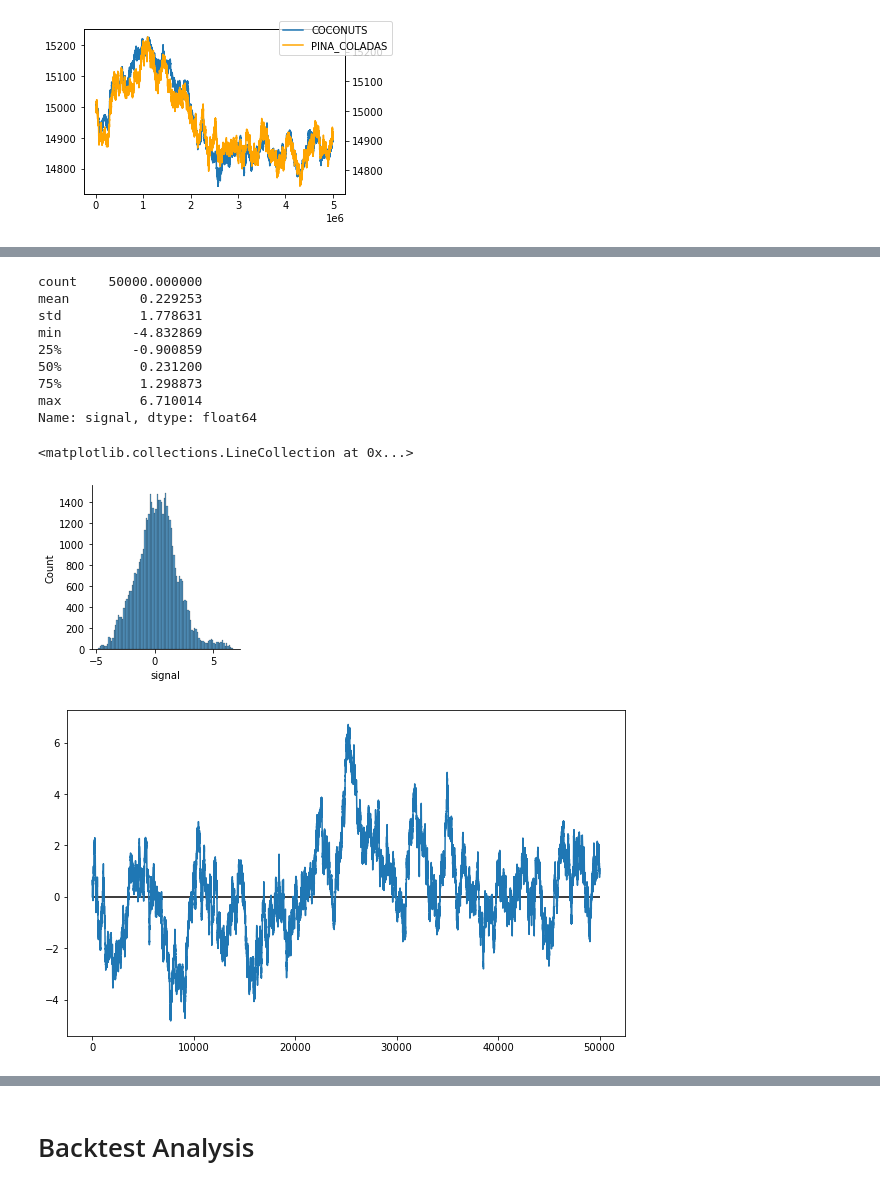
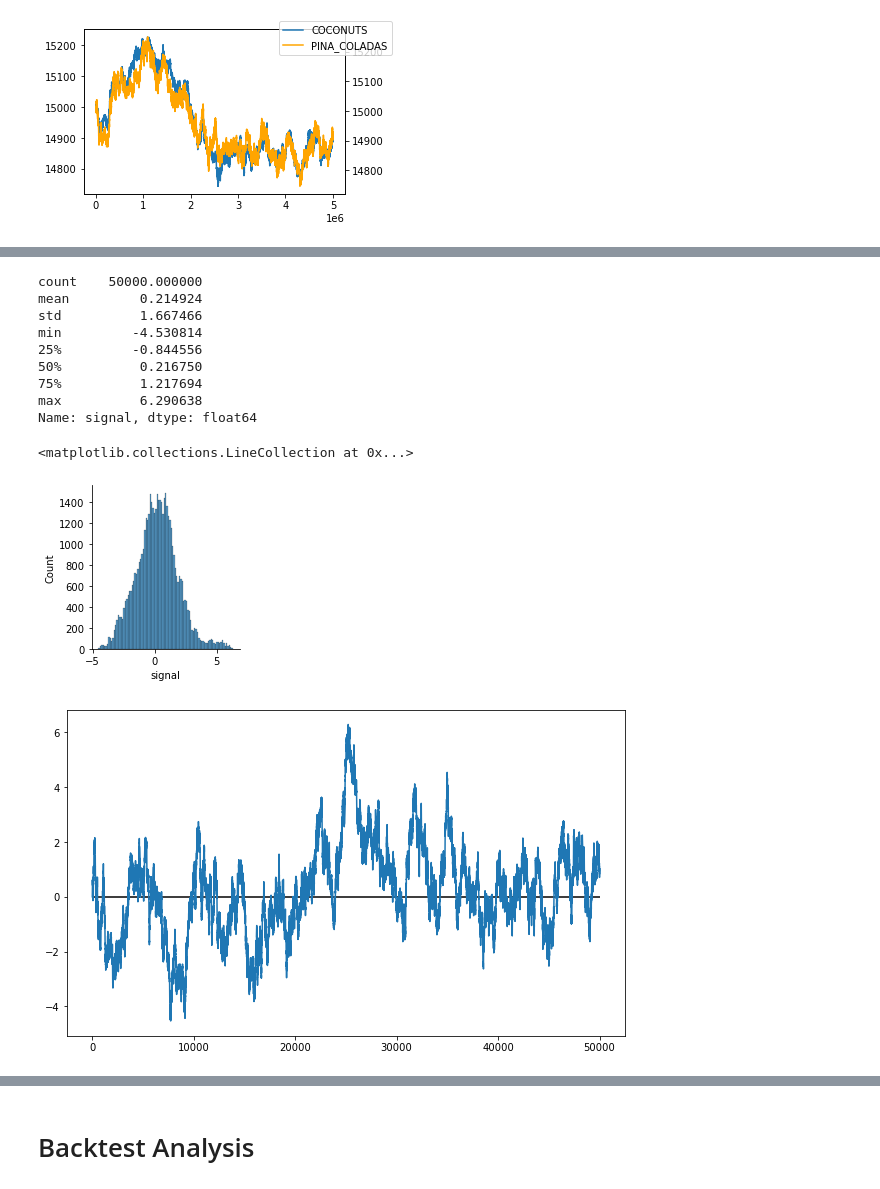
Before and after one commit to XiuLuoShen/imc_prosperity, a Jupyter notebook: Pairs.ipynb, the cells around one changed output, grey strips where cells are left out. Cells and saved outputs as stored; diff of their text form; code cells hidden in the pictures.

```diff
--- a/Pairs.ipynb
+++ b/Pairs.ipynb
@@ -466,28 +483,23 @@ plt.tight_layout()
 # %%
-# px_ratio = 100*(quote2['mid_price']/quote1['mid_price']-15/8)*2.25
-# px_ratio = 100*(quote2['mid_price']/(quote1['mid_price']+7000)-1)
-# px_ratio = (quote2['mid_price']-15000)-2*(quote1['mid_price']-8000)
-# px_ratio /= 30
-px_ratio = quote2['mid_price']/(15/8*quote1['mid_price'])-1
-
-
-signal = px_ratio.rename('signal')*800
+px_ratio = 400*(quote2['mid_price']/quote1['mid_price']-15/8)
+signal = px_ratio.rename('signal')
+# signal -= 0.2
 print(signal.describe())
 sns.displot(signal,height=3)
 
 f, ax = plt.subplots(figsize=(10,6))
 ax.plot(signal)
 ax.hlines(y=0, xmin=signal.index.min(), xmax=signal.index.max(),color='black')
 # %% [output]
 count    50000.000000
-mean         0.229253
-std          1.778631
-min         -4.832869
-25%         -0.900859
-50%          0.231200
-75%          1.298873
-max          6.710014
+mean         0.214924
+std          1.667466
+min         -4.530814
+25%         -0.844556
+50%          0.216750
+75%          1.217694
+max          6.290638
 Name: signal, dtype: float64
 <matplotlib.collections.LineCollection at 0x...>
-[figure, old version]
+[figure, new version]
-[figure, old version]
+[figure, new version]
```
Also changed, not shown: parts of 22 cells of this notebook, 5 other files.
